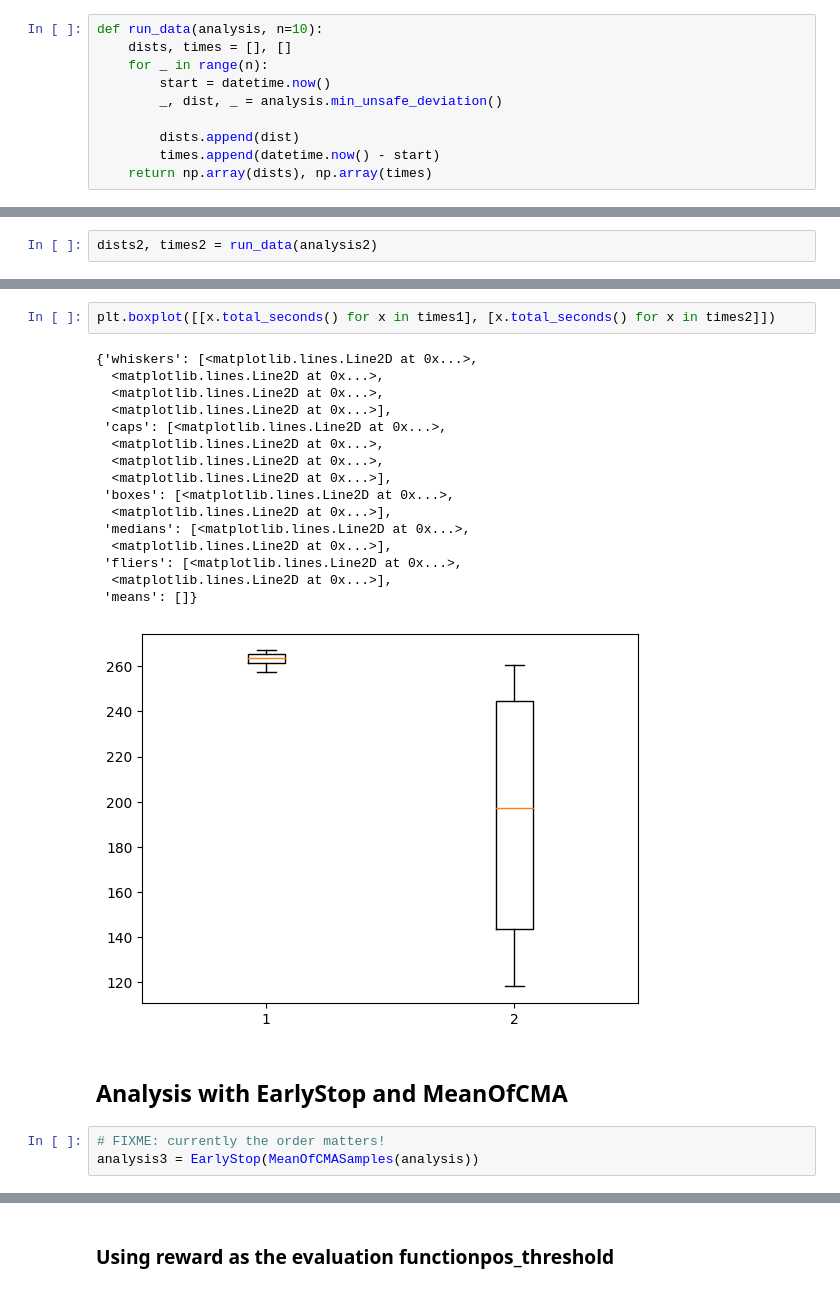
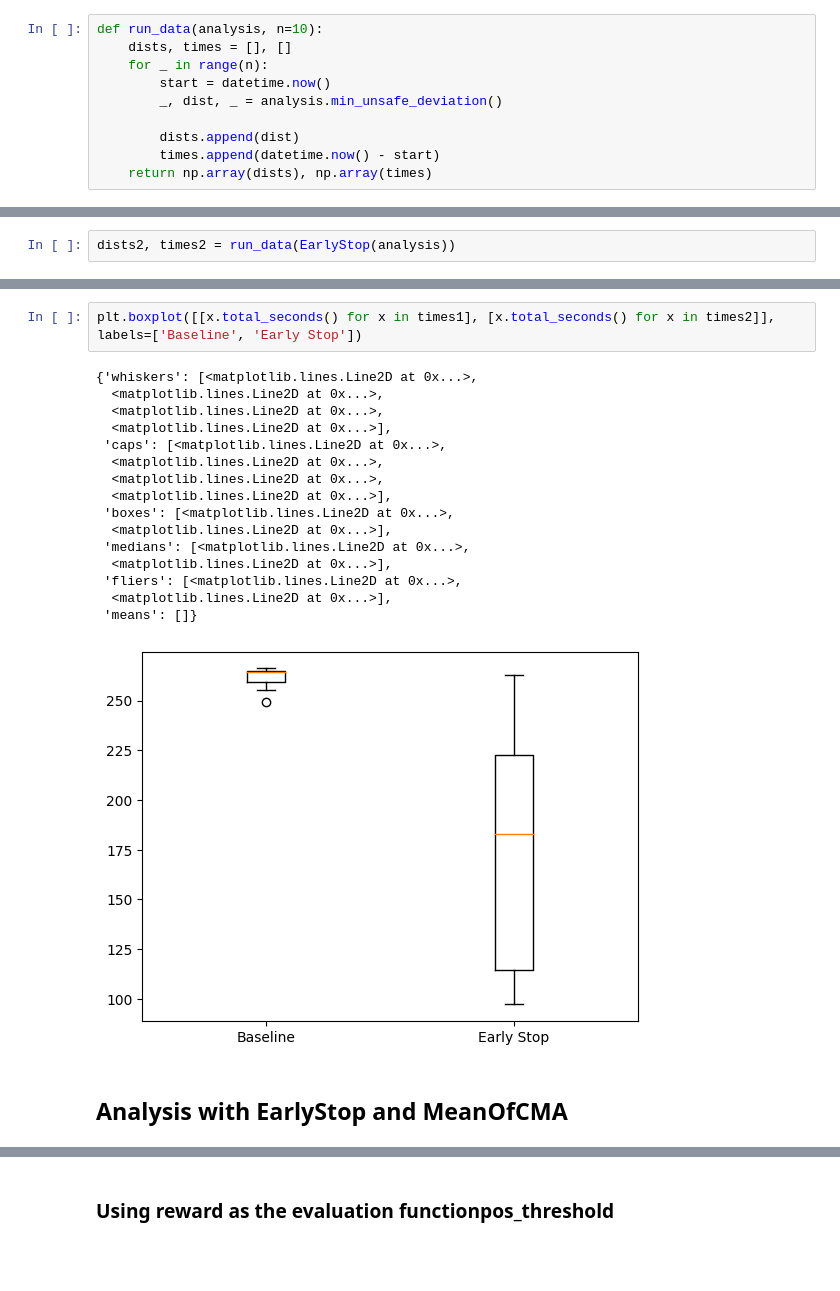
Before and after one commit to SteveZhangBit/STL-Robustness, a Jupyter notebook: cartpole-pid/CartPole-PID.ipynb, the cells around one changed output, grey strips where cells are left out. Cells and saved outputs as stored; diff of their text form; blank space fills up the shorter version.

```diff
--- a/cartpole-pid/CartPole-PID.ipynb
+++ b/cartpole-pid/CartPole-PID.ipynb
@@ -271,2 +255,2 @@ dists1, times1 = run_data(analysis)
 # %%
-dists2, times2 = run_data(analysis2)
+dists2, times2 = run_data(EarlyStop(analysis))
@@ -292,24 +311,21 @@ plt.boxplot([dists1, dists2])
 # %%
-plt.boxplot([[x.total_seconds() for x in times1], [x.total_seconds() for x in times2]])
+plt.boxplot([[x.total_seconds() for x in times1], [x.total_seconds() for x in times2]], labels=['Baseline', 'Early Stop'])
 # %% [output]
 {'whiskers': [<matplotlib.lines.Line2D at 0x...>,
   <matplotlib.lines.Line2D at 0x...>,
   <matplotlib.lines.Line2D at 0x...>,
   <matplotlib.lines.Line2D at 0x...>],
  'caps': [<matplotlib.lines.Line2D at 0x...>,
   <matplotlib.lines.Line2D at 0x...>,
   <matplotlib.lines.Line2D at 0x...>,
   <matplotlib.lines.Line2D at 0x...>],
  'boxes': [<matplotlib.lines.Line2D at 0x...>,
   <matplotlib.lines.Line2D at 0x...>],
  'medians': [<matplotlib.lines.Line2D at 0x...>,
   <matplotlib.lines.Line2D at 0x...>],
  'fliers': [<matplotlib.lines.Line2D at 0x...>,
   <matplotlib.lines.Line2D at 0x...>],
  'means': []}
-[figure, old version]
+[figure, new version]
 # %% [markdown]
 ## Analysis with EarlyStop and MeanOfCMA
-# %%
-# FIXME: currently the order matters!
-analysis3 = EarlyStop(MeanOfCMASamples(analysis))
```
Also changed, not shown: parts of 43 cells of this notebook, 1 other file.
